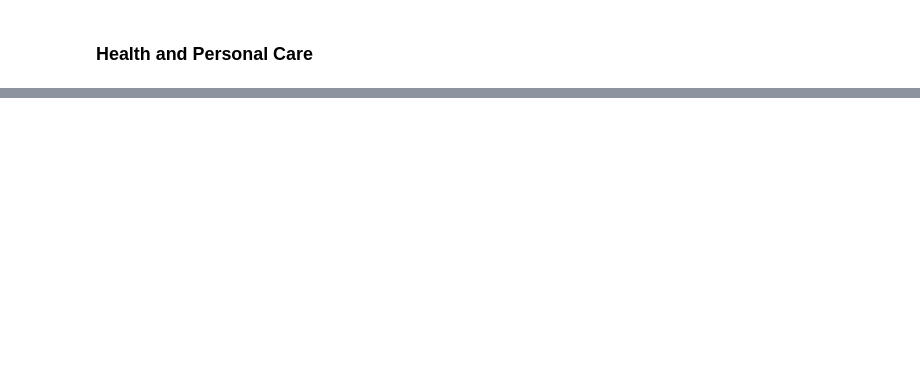
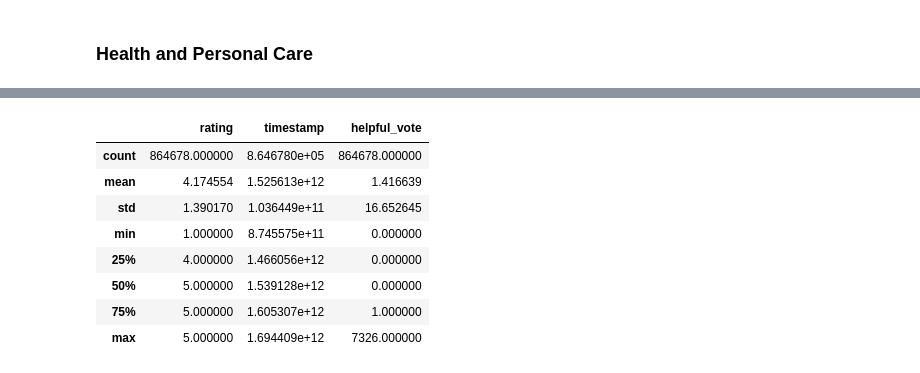
Before and after one commit to NguyenLuanne/DE-Amazon-Reviews-Project, a Jupyter notebook: Thong_EDA/inspection.ipynb, the cells around one changed output, grey strips where cells are left out. Cells and saved outputs as stored; diff of their text form; code cells hidden in the pictures; blank space fills up the shorter version.

Commit message:
Add data inspection files including 2 files

```diff
--- a/Thong_EDA/inspection.ipynb
+++ b/Thong_EDA/inspection.ipynb
@@ -143,0 +147,4 @@ First 5 values:
+# %%
+magazine_subscriptions_reviews_URL = '../data/review_categories/Magazine_Subscriptions.jsonl'
+magazine_subscriptions_reviews_data = read_jsonl(magazine_subscriptions_reviews_URL)
+show_data(magazine_subscriptions_reviews_data)
@@ -143,0 +193,4 @@ First 5 values:
+# %%
+gift_cards_reviews_URL = '../data/review_categories/Gift_Cards.jsonl'
+gift_cards_reviews_data = read_jsonl(gift_cards_reviews_URL)
+show_data(gift_cards_reviews_data)
@@ -143,0 +242,3 @@ First 5 values:
+# %%
+compiled_reviews_data = gift_cards_reviews_data + subscription_boxes_reviews_data + digital_music_reviews_data + health_and_personal_care_reviews_data + magazine_subscriptions_reviews_data
+show_data(compiled_reviews_data)
@@ -143,0 +263,3 @@ First 5 values:
+# %%
+reviews_data = pd.DataFrame(compiled_reviews_data)
+reviews_data.shape
@@ -143,0 +288,12 @@ First 5 values:
+# %%
+reviews_data.describe()
+# %% [output]
+|  | rating | timestamp | helpful_vote |
+| count | 864678.000000 | 8.646780e+05 | 864678.000000 |
+| mean | 4.174554 | 1.525613e+12 | 1.416639 |
+| std | 1.390170 | 1.036449e+11 | 16.652645 |
+| min | 1.000000 | 8.745575e+11 | 0.000000 |
+| 25% | 4.000000 | 1.466056e+12 | 0.000000 |
+| 50% | 5.000000 | 1.539128e+12 | 0.000000 |
+| 75% | 5.000000 | 1.605307e+12 | 1.000000 |
+| max | 5.000000 | 1.694409e+12 | 7326.000000 |
```
Also changed, not shown: parts of 21 cells of this notebook, 1 other file.
